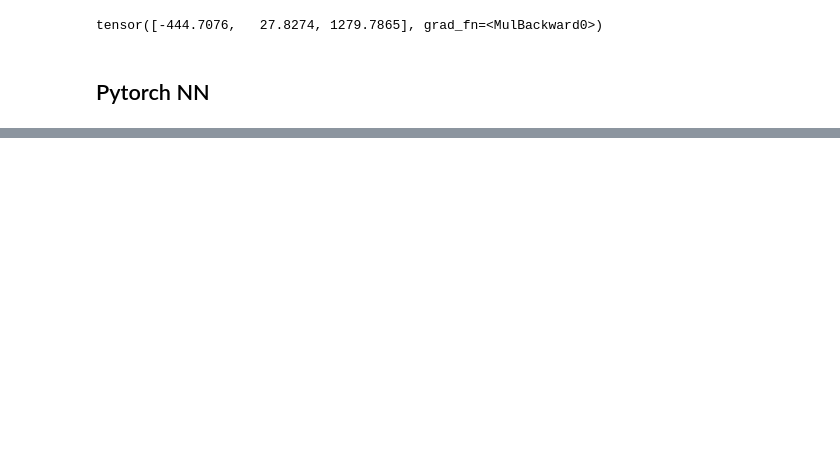
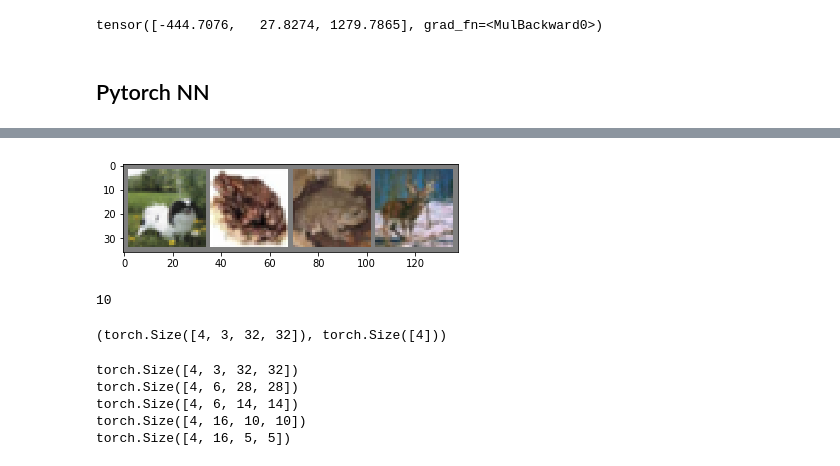
Before and after one commit to devcao/dev-ds-xy.github.io, a Jupyter notebook: pytorch_practice.ipynb, the cells around one changed output, grey strips where cells are left out. Drawn from its saved outputs; the diff is of its cells as text; code cells hidden in the pictures; blank space fills up the shorter version.

```diff
--- a/pytorch_practice.ipynb
+++ b/pytorch_practice.ipynb
@@ -302,0 +476,17 @@ print(net)
+# %%
+transform = transforms.Compose(
+    [transforms.ToTensor(),
+     transforms.Normalize((0.5, 0.5, 0.5), (0.5, 0.5, 0.5))])
+
+trainset = torchvision.datasets.CIFAR10(root='./data', train=True,
+                                        download=True, transform=transform)
+trainloader = torch.utils.data.DataLoader(trainset, batch_size=4,
+                                          shuffle=True, num_workers=2)
+
+testset = torchvision.datasets.CIFAR10(root='./data', train=False,
+                                       download=True, transform=transform)
+testloader = torch.utils.data.DataLoader(testset, batch_size=4,
+                                         shuffle=False, num_workers=2)
+
+classes = ('plane', 'car', 'bird', 'cat',
+           'deer', 'dog', 'frog', 'horse', 'ship', 'truck')
@@ -302,0 +496,12 @@ print(net)
+# %%
+import matplotlib.pyplot as plt
+import numpy as np
+
+def imshow(img):
+    img = img / 2 + 0.5     # unnormalize
+    npimg = img.numpy()
+    plt.imshow(np.transpose(npimg, (1, 2, 0)))
+    plt.show()
+# %%
+dataiter = iter(trainloader)
+images, labels = dataiter.next()
@@ -302,0 +511,8 @@ print(net)
+# %%
+imshow(torchvision.utils.make_grid(images))
+# %% [output]
+[figure, added]
+# %%
+14 - 5 + 1
+# %% [output]
+10
@@ -302,0 +545,21 @@ print(net)
+# %%
+a,b = iter(trainloader).next()
+a.size(), b.size()
+# %% [output]
+(torch.Size([4, 3, 32, 32]), torch.Size([4]))
+# %%
+print(a.size())
+print(nn.Conv2d(3,6,5)(a).size())
+a = nn.Conv2d(3,6,5)(a)
+print(nn.MaxPool2d(2,2)(a).size())
+a = nn.MaxPool2d(2,2)(a)
+print(nn.Conv2d(6,16,5)(a).size())
+a = nn.Conv2d(6,16,5)(a)
+a = nn.MaxPool2d(2,2)(a)
+print(a.size())
+# %% [output]
+torch.Size([4, 3, 32, 32])
+torch.Size([4, 6, 28, 28])
+torch.Size([4, 6, 14, 14])
+torch.Size([4, 16, 10, 10])
+torch.Size([4, 16, 5, 5])
```
Also changed, not shown: parts of 60 cells of this notebook.
